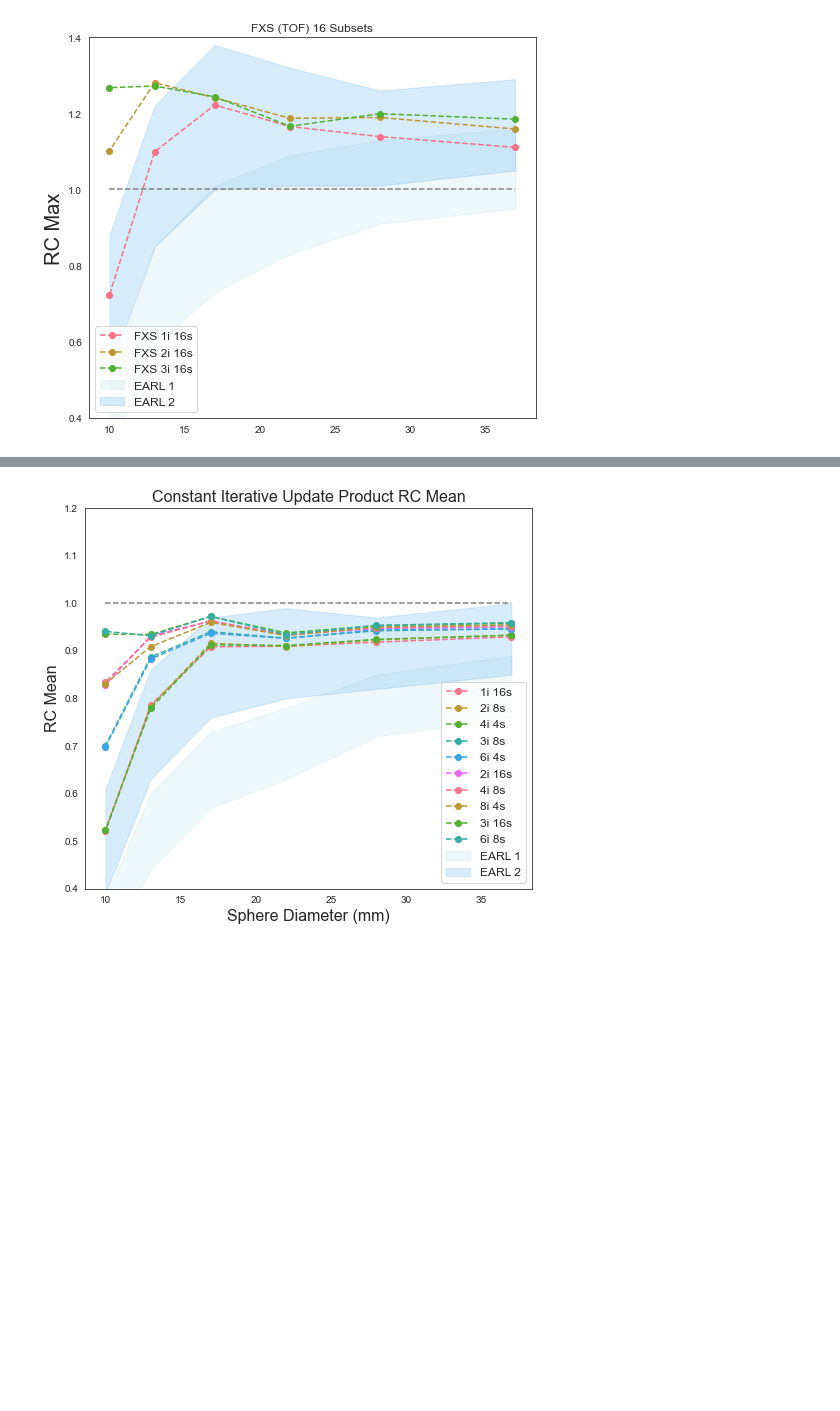
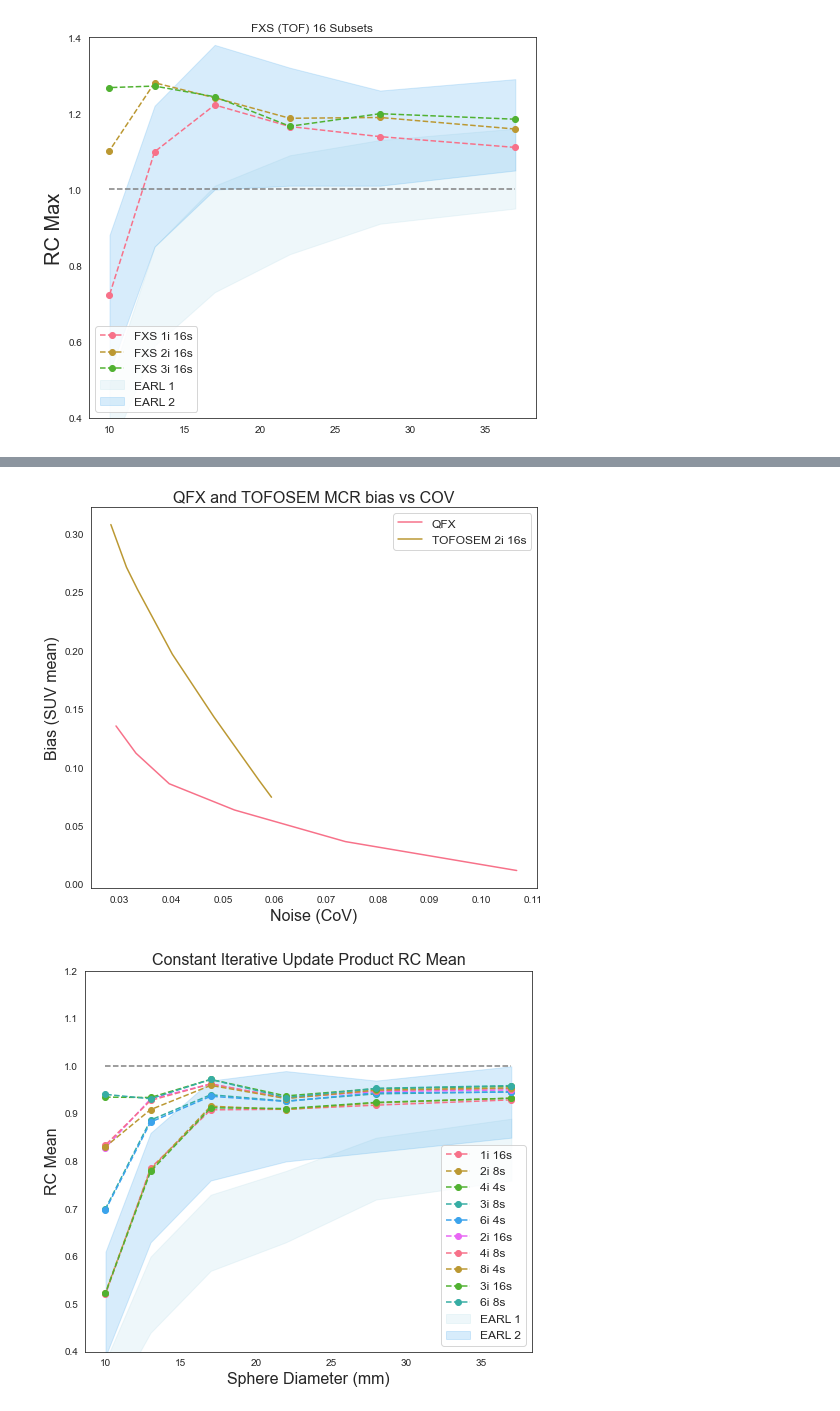
Before and after one commit to devhliu/earl_nema, a Jupyter notebook: analysis.ipynb, the cells around one changed output, grey strips where cells are left out. Saved outputs shown, nothing was run; the diff lists cells and outputs as text; code cells hidden in the pictures; blank space fills up the shorter version.

```diff
--- a/analysis.ipynb
+++ b/analysis.ipynb
@@ -650,3 +684,9 @@ Qclear.COV([150,250,400,600,800],r'$\beta$')
+# %%
+# Qclear.nvb_plot()
+# fwhm.nvb_plot()
+reconComp([Qclear,fwhm],['QFX','TOFOSEM 2i 16s'],'QFX and TOFOSEM').cov_mcr()
+# %% [output]
+[figure, added]
 # %%
 # Constant Iterative Updates
 '''
```
Also changed, not shown: parts of 11 cells of this notebook, 5 other files.
